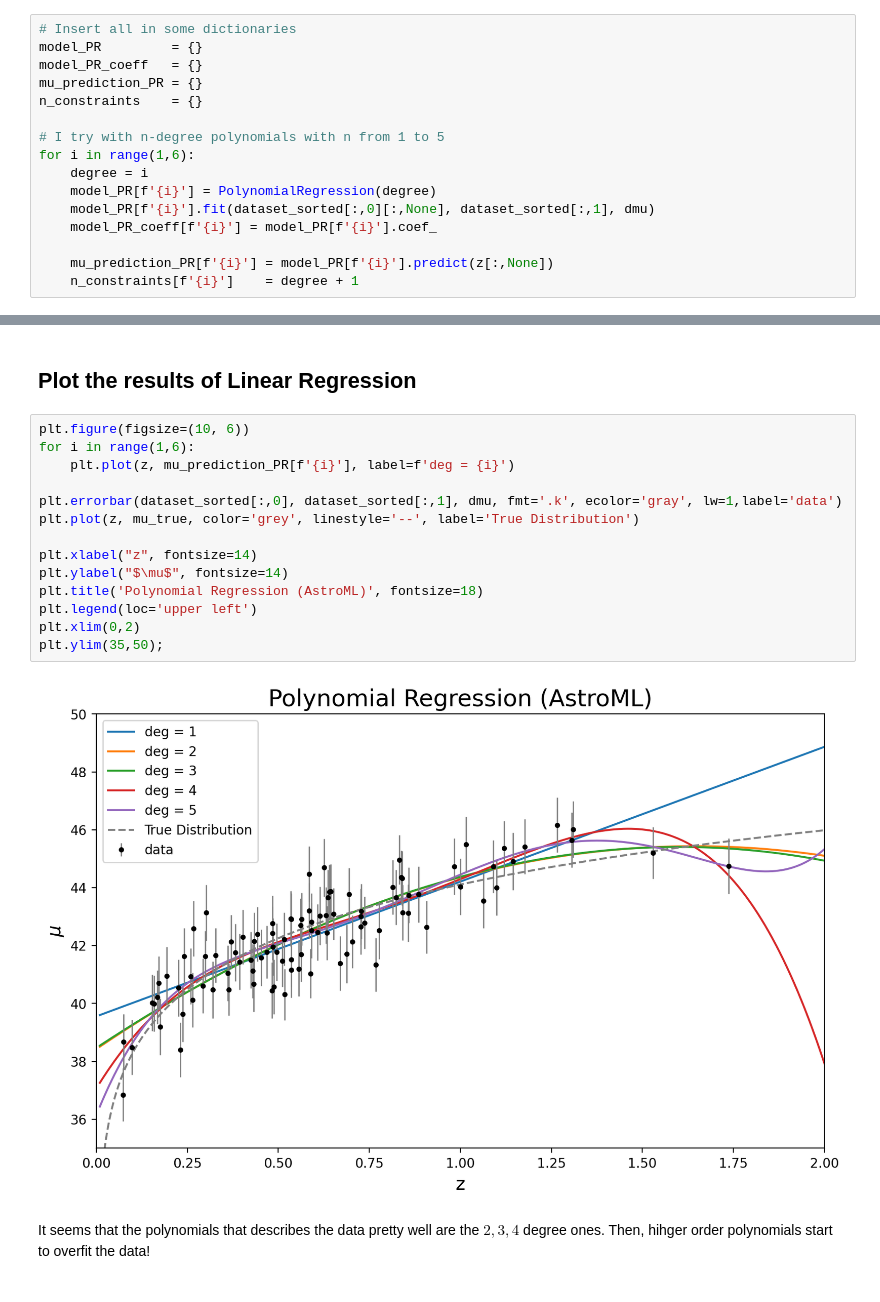
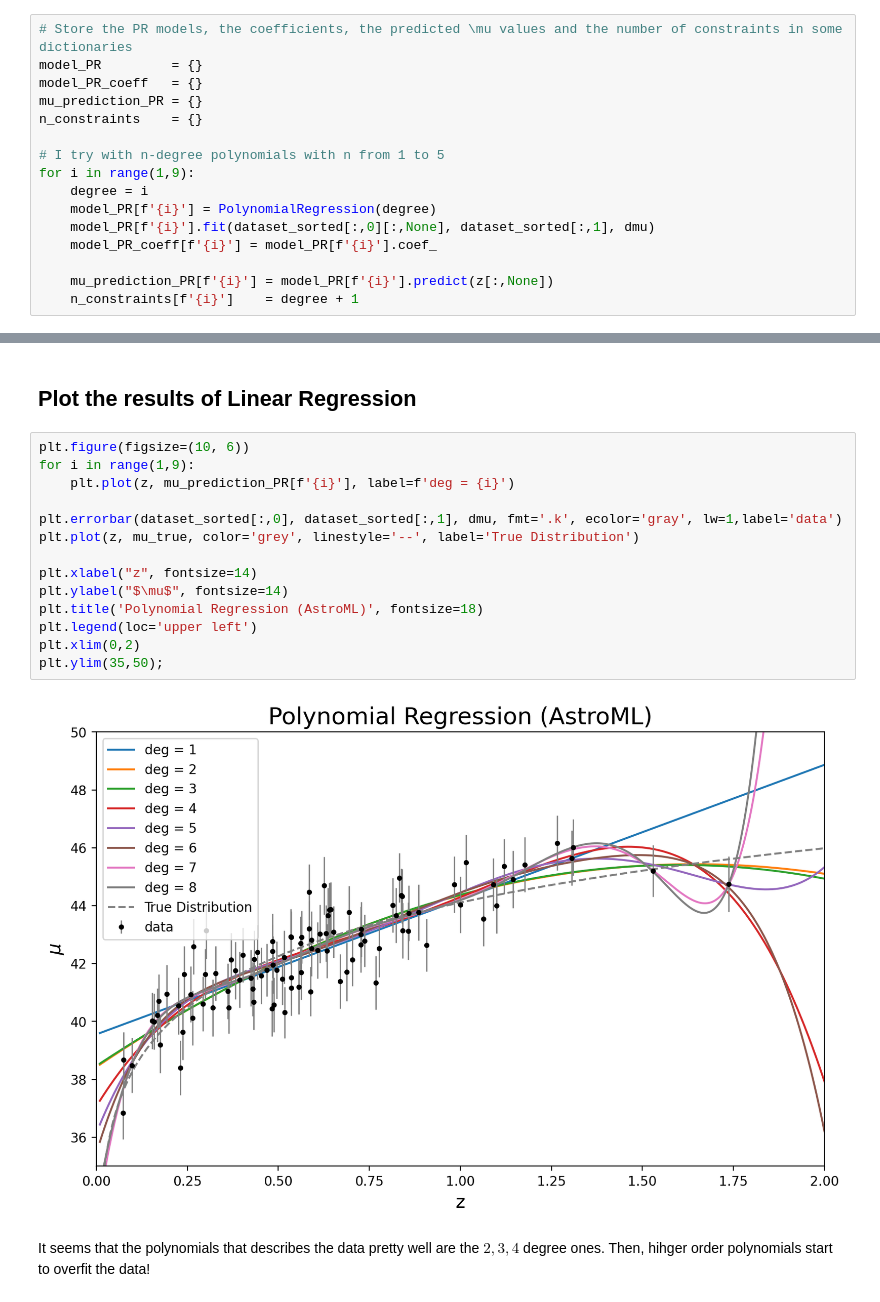
Before and after one commit to SimoneArienti/astrostatistics_bicocca_2024, a Jupyter notebook: working/Ex 14 Supernovae and Redshift.ipynb, the cells around one changed output, grey strips where cells are left out. Cells and saved outputs as stored; diff of their text form.

```diff
--- a/working/Ex 14 Supernovae and Redshift.ipynb
+++ b/working/Ex 14 Supernovae and Redshift.ipynb
@@ -142,14 +146,14 @@ plt.ylim(35,50);
 # %% [markdown]
 ## Polynomial Regression
 # %%
-# Insert all in some dictionaries
+# Store the PR models, the coefficients, the predicted \mu values and the number of constraints in some dictionaries
 model_PR         = {}
 model_PR_coeff   = {}
 mu_prediction_PR = {}
 n_constraints    = {}
 
 # I try with n-degree polynomials with n from 1 to 5
-for i in range(1,6):
+for i in range(1,9):
     degree = i
     model_PR[f'{i}'] = PolynomialRegression(degree)
     model_PR[f'{i}'].fit(dataset_sorted[:,0][:,None], dataset_sorted[:,1], dmu)
@@ -183,20 +193,20 @@ n coeff : values
 ## Plot the results of Linear Regression
 # %%
 plt.figure(figsize=(10, 6))
-for i in range(1,6):
+for i in range(1,9):
     plt.plot(z, mu_prediction_PR[f'{i}'], label=f'deg = {i}')
 
 plt.errorbar(dataset_sorted[:,0], dataset_sorted[:,1], dmu, fmt='.k', ecolor='gray', lw=1,label='data')
 plt.plot(z, mu_true, color='grey', linestyle='--', label='True Distribution')
 
 plt.xlabel("z", fontsize=14)
 plt.ylabel("$\mu$", fontsize=14)
 plt.title('Polynomial Regression (AstroML)', fontsize=18)
 plt.legend(loc='upper left')
 plt.xlim(0,2)
 plt.ylim(35,50);
 # %% [output]
-[figure, old version]
+[figure, new version]
 # %% [markdown]
 It seems that the polynomials that describes the data pretty well are the $2, 3, 4$ degree ones. Then, hihger order polynomials start to overfit the data!
 # %% [markdown]
```
Also changed, not shown: parts of 7 cells of this notebook.
